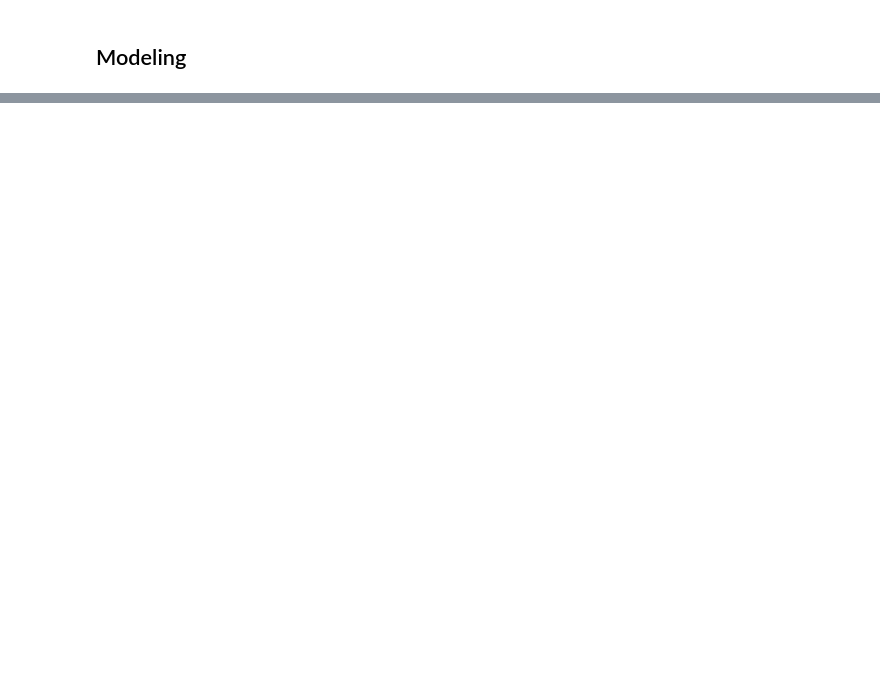
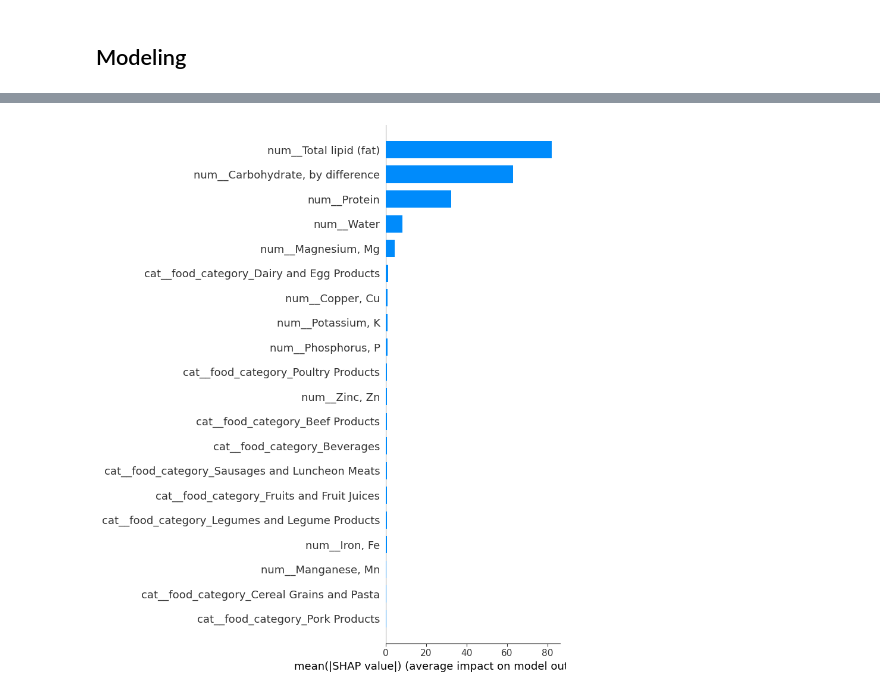
Before and after one commit to viniciusagsa/dsnd-project-01, a Jupyter notebook: data_analysis.ipynb, the cells around one changed output, grey strips where cells are left out. Saved outputs shown, nothing was run; the diff lists cells and outputs as text; code cells hidden in the pictures; blank space fills up the shorter version.

```diff
--- a/data_analysis.ipynb
+++ b/data_analysis.ipynb
@@ -363,0 +495,20 @@ plt.show()
+# %%
+# Parameter grid for RandomForestRegressor
+param_grid = {
+    'regressor__n_estimators': [100, 200, 500],
+    'regressor__max_depth': [None, 10, 20, 30],
+    'regressor__min_samples_split': [2, 5, 10],
+    'regressor__min_samples_leaf': [1, 2, 4],
+    'regressor__max_features': ['sqrt', 'log2']
+}
+
+grid_search = GridSearchCV(
+    estimator=pipeline_rf,
+    param_grid=param_grid,
+    cv=5,
+    scoring='r2',
+    n_jobs=-1,
+    verbose=2
+)
+
+grid_search.fit(X_train, y_train)
@@ -363,0 +582,8 @@ plt.show()
+# %%
+# Get feature importances using SHAP for linear regression
+masker = shap.maskers.Independent(X_train_processed)
+explainer = shap.LinearExplainer(pipeline_lr.named_steps['regressor'], masker=masker)
+shap_values = explainer.shap_values(X_train_processed)
+shap.summary_plot(shap_values, X_train_processed, feature_names=feature_names, plot_type='bar')
+# %% [output]
+[figure, added]
```
Also changed, not shown: parts of 16 cells of this notebook.
